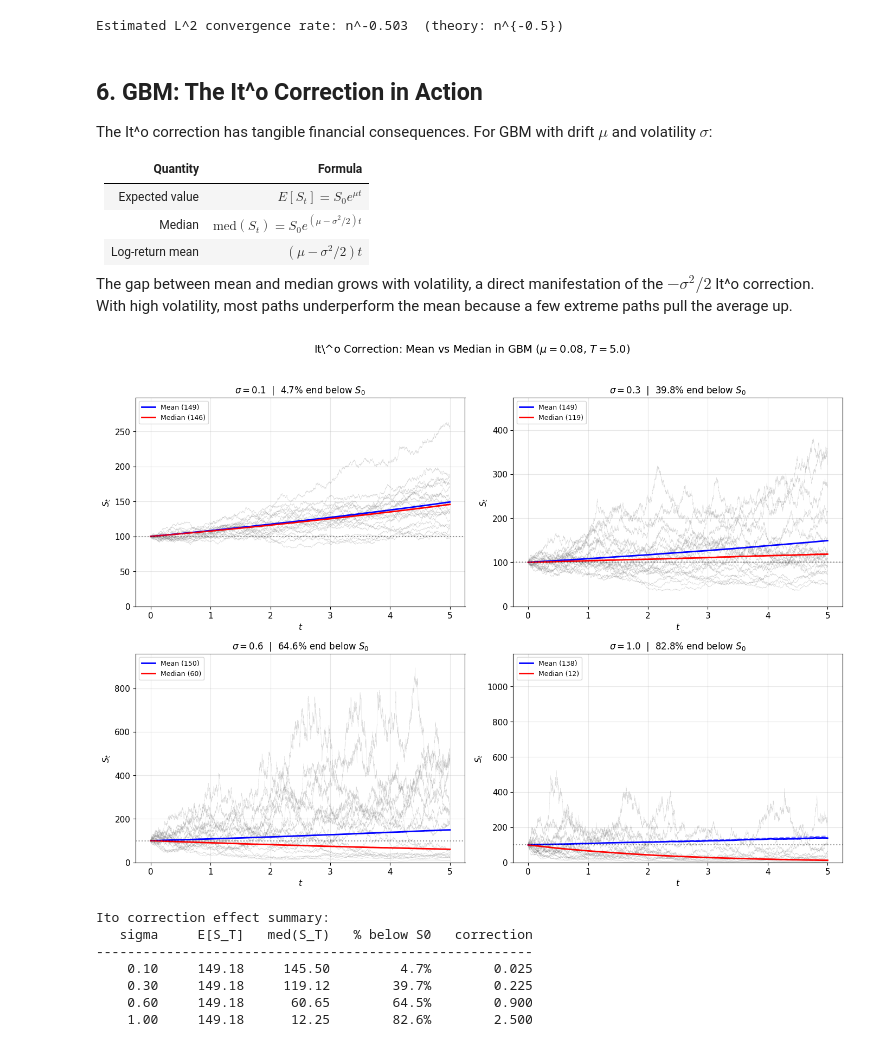
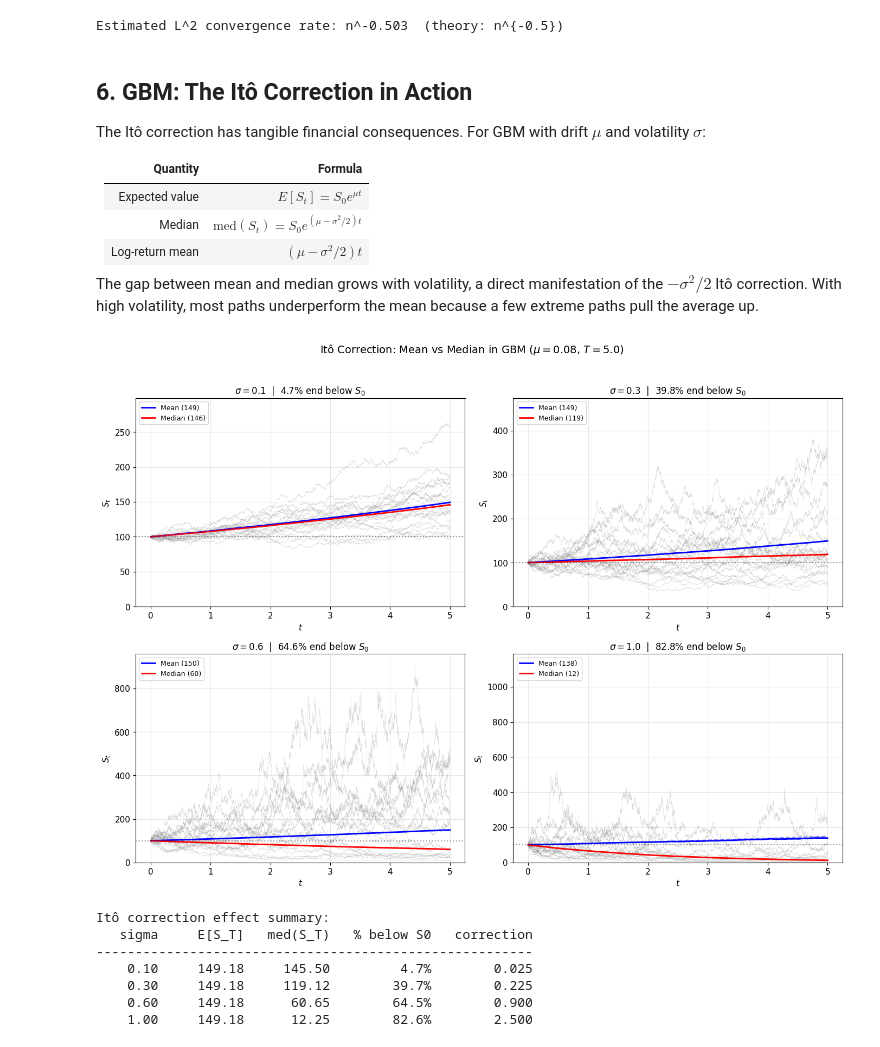
Before and after one commit to mengrenman/measure-theoretic-finance, a Jupyter notebook: notebooks/brownian_motion/19_stochastic_integration_intro.ipynb, the cells around one changed output. Drawn from its saved outputs; the diff is of its cells as text; code cells hidden in the pictures.

```diff
--- a/notebooks/brownian_motion/19_stochastic_integration_intro.ipynb
+++ b/notebooks/brownian_motion/19_stochastic_integration_intro.ipynb
@@ -346,7 +346,7 @@ T = 1.0
 
 fig, axes = plt.subplots(1, 3, figsize=(16, 5))
 
-# --- Panel 1: Ito vs Stratonovich for int B dB at multiple resolutions ---
+# --- Panel 1: Itô vs Stratonovich for int B dB at multiple resolutions ---
 ax = axes[0]
 n_steps_list = [50, 100, 500, 2000]
 ito_means = []
@@ -358,7 +358,7 @@ for n_steps in n_steps_list:
     B = np.zeros((n_paths, n_steps + 1))
     B[:, 1:] = np.cumsum(dW, axis=1)
 
-    # Left-endpoint (Ito)
+    # Left-endpoint (Itô)
     ito_val = np.sum(B[:, :-1] * dW, axis=1)
 
     # Midpoint (Stratonovich): use (B_{k} + B_{k+1})/2
@@ -369,14 +369,14 @@ for n_steps in n_steps_list:
     strat_means.append(np.mean(strat_val))
 
 ax.plot(n_steps_list, ito_means, 'o-', color='steelblue', linewidth=2, markersize=8,
-        label='It\^o $E[\\int B\\,dB]$')
+        label='Itô $E[\\int B\\,dB]$')
 ax.plot(n_steps_list, strat_means, 's-', color='crimson', linewidth=2, markersize=8,
         label='Stratonovich $E[\\int B \\circ dB]$')
-ax.axhline(y=-T/2, color='steelblue', linestyle='--', alpha=0.5, label=f'Ito theory: $-T/2 = {-T/2}$')
+ax.axhline(y=-T/2, color='steelblue', linestyle='--', alpha=0.5, label=f'Itô theory: $-T/2 = {-T/2}$')
 ax.axhline(y=0, color='crimson', linestyle='--', alpha=0.5, label='Strat theory: $0$')
 ax.set_xlabel('Number of steps')
 ax.set_ylabel('Mean integral value')
-ax.set_title('Mean of $\\int B\\,dB$: It\^o vs Stratonovich', fontsize=12)
+ax.set_title('Mean of $\\int B\\,dB$: Itô vs Stratonovich', fontsize=12)
 ax.legend(fontsize=8)
 ax.grid(True, alpha=0.3)
 
@@ -393,7 +393,7 @@ B_mid = 0.5 * (B[:, :-1] + B[:, 1:])
 strat_val = np.sum(B_mid * dW, axis=1)
 
 ax.hist(ito_val, bins=70, density=True, alpha=0.5, color='steelblue',
-        edgecolor='navy', linewidth=0.3, label=f'It\^o (mean={np.mean(ito_val):.3f})')
+        edgecolor='navy', linewidth=0.3, label=f'Itô (mean={np.mean(ito_val):.3f})')
 ax.hist(strat_val, bins=70, density=True, alpha=0.5, color='crimson',
         edgecolor='darkred', linewidth=0.3, label=f'Strat (mean={np.mean(strat_val):.3f})')
 ax.axvline(x=-T/2, color='steelblue', linestyle='--', linewidth=2, alpha=0.7)
@@ -410,7 +410,7 @@ diff = strat_val - ito_val
 ax.hist(diff, bins=70, density=True, color='forestgreen', alpha=0.7,
         edgecolor='darkgreen', linewidth=0.3)
 ax.axvline(x=T/2, color='red', linestyle='--', linewidth=2.5, label=f'Theory: $T/2 = {T/2}$')
-ax.set_xlabel('Stratonovich $-$ It\^o')
+ax.set_xlabel('Stratonovich $-$ Itô')
 ax.set_ylabel('Density')
 ax.set_title(f'Difference = $\\frac{{1}}{{2}}\\int_0^T f\'(B_t)\\,dt = T/2$', fontsize=12)
 ax.legend(fontsize=10)
@@ -424,7 +424,7 @@ ax.text(0.03, 0.97, f'Mean diff = {np.mean(diff):.4f}\nStd diff  = {np.std(diff)
 plt.tight_layout()
 plt.show()
 
-print(f'Ito mean:          {np.mean(ito_val):.4f}   (theory: {-T/2:.4f})')
+print(f'Itô mean:          {np.mean(ito_val):.4f}   (theory: {-T/2:.4f})')
 print(f'Stratonovich mean: {np.mean(strat_val):.4f}   (theory: 0.0000)')
 print(f'Difference mean:   {np.mean(diff):.4f}   (theory: {T/2:.4f})')
 # %% [output]
@@ -517,9 +517,9 @@ print(f'Estimated L^2 convergence rate: n^{slope:.3f}  (theory: n^{{-0.5}})')
 [figure]
 Estimated L^2 convergence rate: n^-0.503  (theory: n^{-0.5})
 # %% [markdown]
-## 6. GBM: The It\^o Correction in Action
+## 6. GBM: The Itô Correction in Action
 
-The It\^o correction has tangible financial consequences. For GBM with drift $\mu$ and volatility $\sigma$:
+The Itô correction has tangible financial consequences. For GBM with drift $\mu$ and volatility $\sigma$:
 
 | Quantity | Formula |
 |:---|:---|
@@ -527,7 +527,7 @@ The It\^o correction has tangible financial consequences. For GBM with drift $\m
 | Median | $\text{med}(S_t) = S_0 e^{(\mu - \sigma^2/2) t}$ |
 | Log-return mean | $(\mu - \sigma^2/2) t$ |
 
-The gap between mean and median grows with volatility, a direct manifestation of the $-\sigma^2/2$ It\^o correction. With high volatility, most paths underperform the mean because a few extreme paths pull the average up.
+The gap between mean and median grows with volatility, a direct manifestation of the $-\sigma^2/2$ Itô correction. With high volatility, most paths underperform the mean because a few extreme paths pull the average up.
 # %%
 np.random.seed(77)
 
@@ -564,37 +564,37 @@ for idx, sigma in enumerate(sigma_values):
     for i in range(20):
         ax.plot(t_grid, S[i], linewidth=0.3, alpha=0.3, color='grey')
 
     ax.plot(t_grid, mean_path, 'b-', linewidth=2, label=f'Mean ({mean_path[-1]:.0f})')
     ax.plot(t_grid, median_path, 'r-', linewidth=2, label=f'Median ({median_path[-1]:.0f})')
     ax.plot(t_grid, theory_mean, 'b--', linewidth=1.5, alpha=0.5)
     ax.plot(t_grid, theory_median, 'r--', linewidth=1.5, alpha=0.5)
     ax.axhline(y=S0, color='black', linestyle=':', alpha=0.4)
 
     ax.set_xlabel('$t$')
     ax.set_ylabel('$S_t$')
     ax.set_title(f'$\\sigma = {sigma}$  |  {frac_below*100:.1f}% end below $S_0$', fontsize=12)
     ax.legend(fontsize=9, loc='upper left')
     ax.grid(True, alpha=0.3)
     ax.set_ylim(0, max(2 * S0 * np.exp(mu * T), np.percentile(S[:, -1], 98)))
 
-plt.suptitle(f'It\^o Correction: Mean vs Median in GBM ($\\mu = {mu}$, $T = {T}$)',
+plt.suptitle(f'Itô Correction: Mean vs Median in GBM ($\\mu = {mu}$, $T = {T}$)',
              fontsize=14, y=1.02)
 plt.tight_layout()
 plt.show()
 
-print('Ito correction effect summary:')
+print('Itô correction effect summary:')
 print(f'{"sigma":>8} {"E[S_T]":>10} {"med(S_T)":>10} {"% below S0":>12} {"correction":>12}')
 print('-' * 56)
 for sigma in sigma_values:
     em = S0 * np.exp(mu * T)
     med = S0 * np.exp((mu - 0.5 * sigma**2) * T)
     corr = 0.5 * sigma**2 * T
     frac = stats.norm.cdf(-np.log(S0 / S0 + (mu - 0.5*sigma**2)*T) / (sigma * np.sqrt(T)) + (mu - 0.5*sigma**2)*np.sqrt(T)/sigma)
     frac_exact = stats.norm.cdf(-(mu - 0.5*sigma**2)*np.sqrt(T)/sigma)
     print(f'{sigma:>8.2f} {em:>10.2f} {med:>10.2f} {frac_exact*100:>11.1f}% {corr:>12.3f}')
 # %% [output]
-[figure, old version]
+[figure, new version]
-Ito correction effect summary:
+Itô correction effect summary:
    sigma     E[S_T]   med(S_T)   % below S0   correction
 --------------------------------------------------------
     0.10     149.18     145.50         4.7%        0.025
```
Also changed, not shown: parts of 12 cells of this notebook, 24 other files.
